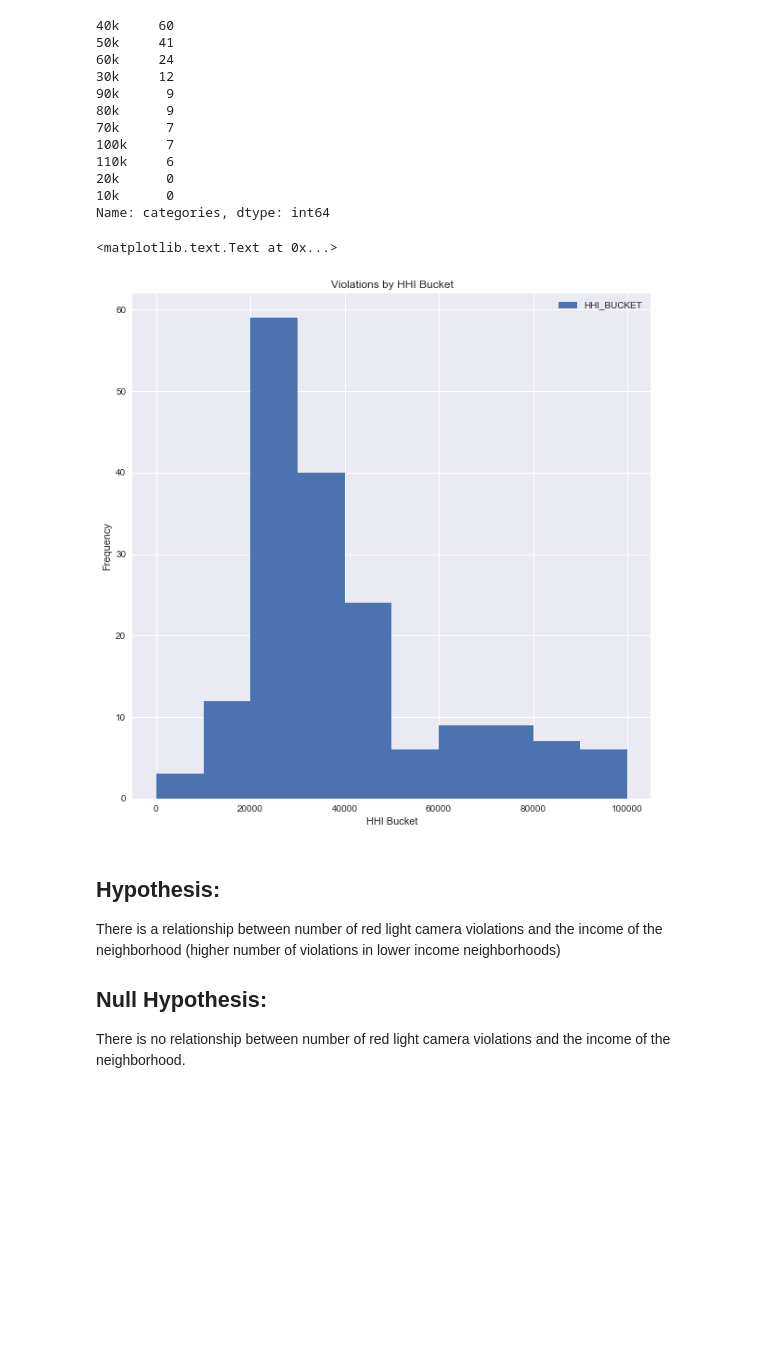
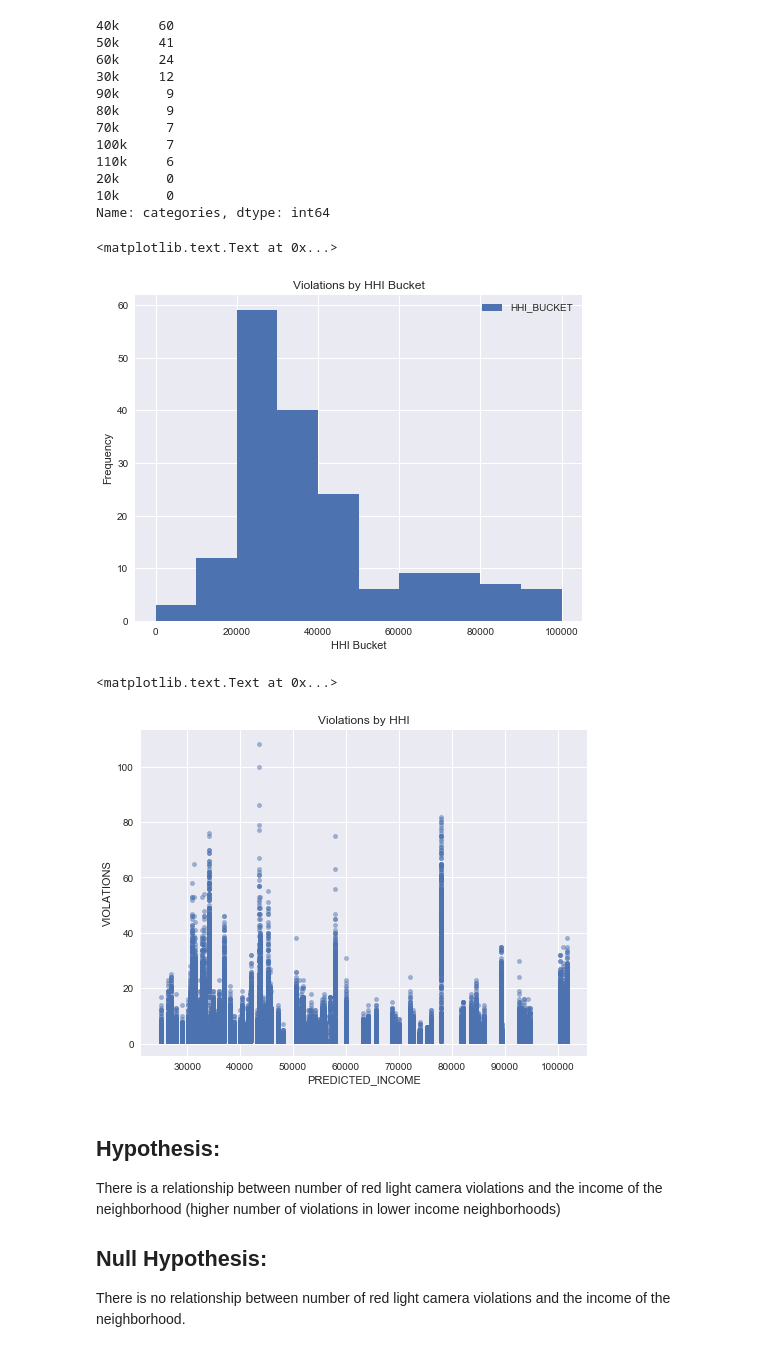
Before and after one commit to IlyaBangiev/Projects, a Jupyter notebook: Red Light Camera Violations - Final Project.ipynb, the cells around one changed output. Saved outputs shown, nothing was run; the diff lists cells and outputs as text; code cells hidden in the pictures; blank space fills up the shorter version.

```diff
--- a/Red Light Camera Violations - Final Project Ilya B.ipynb
+++ b/Red Light Camera Violations - Final Project.ipynb
@@ -98,12 +106,22 @@ pd.value_counts(df_cleanrlc['categories'])
 10k      0
 Name: categories, dtype: int64
 # %%
-df_cleanrlc.HHI_BUCKET.plot (kind='hist', legend=True,)
+plt.rcParams['figure.figsize'] = (8, 6)
+plt.rcParams['font.size'] = 14
+df_cleanrlc.HHI_BUCKET.plot (kind='hist', x='PREDICTED_INCOME' , y='VIOLATIONS', legend=True,)
 plt.xlabel("HHI Bucket")
 plt.title("Violations by HHI Bucket")
 # %% [output]
 <matplotlib.text.Text at 0x...>
-[figure, old version]
+[figure, new version]
+# %%
+plt.rcParams['figure.figsize'] = (8, 6)
+plt.rcParams['font.size'] = 14
+df.plot(kind='scatter', x='PREDICTED_INCOME', y='VIOLATIONS', alpha=.5)
+plt.title("Violations by HHI")
+# %% [output]
+<matplotlib.text.Text at 0x...>
+[figure, added]
 # %% [markdown]
 ## Hypothesis:
  There is a relationship between number of red light camera violations and the income of the neighborhood (higher number of violations in lower income neighborhoods)
```
Also changed, not shown: parts of 9 cells of this notebook.
